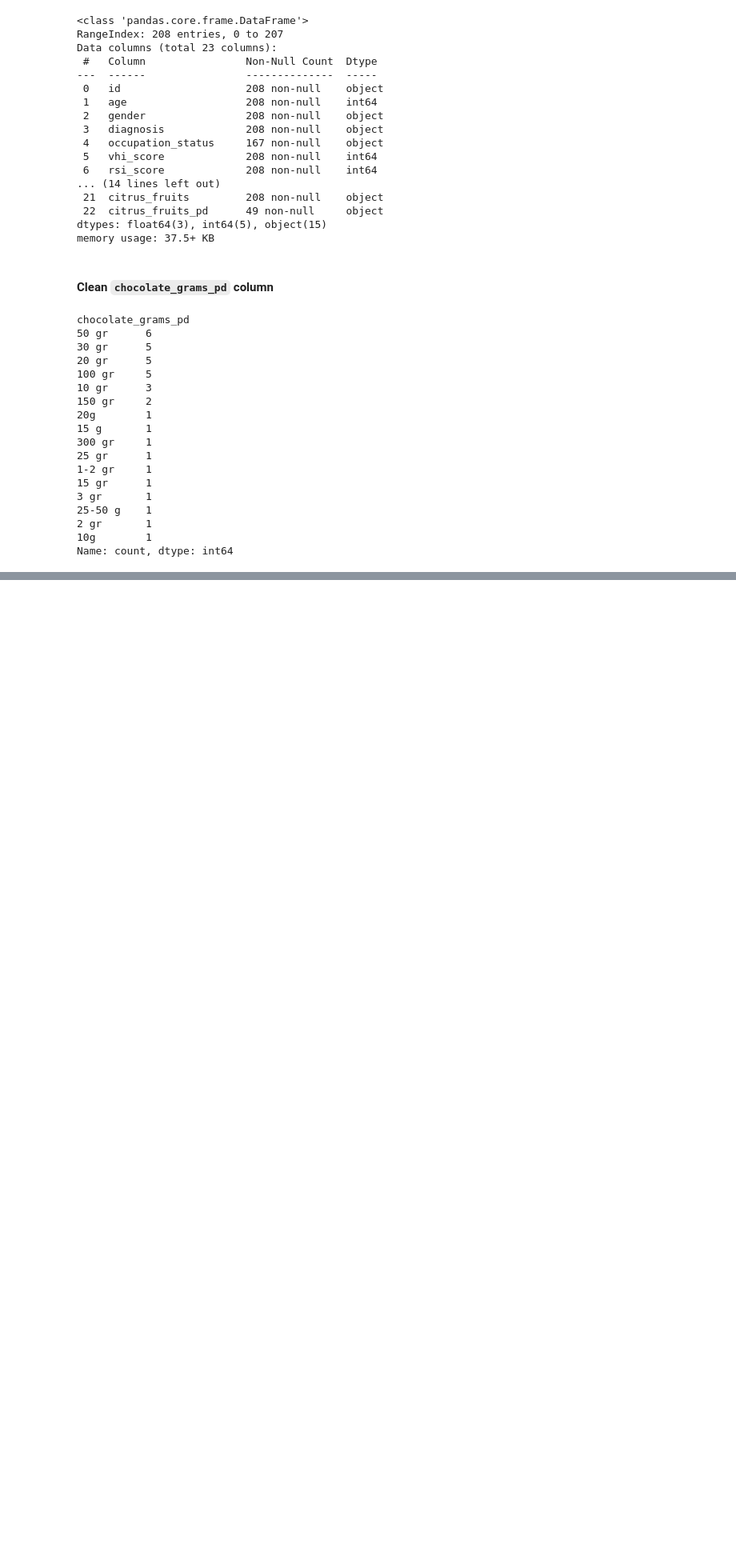
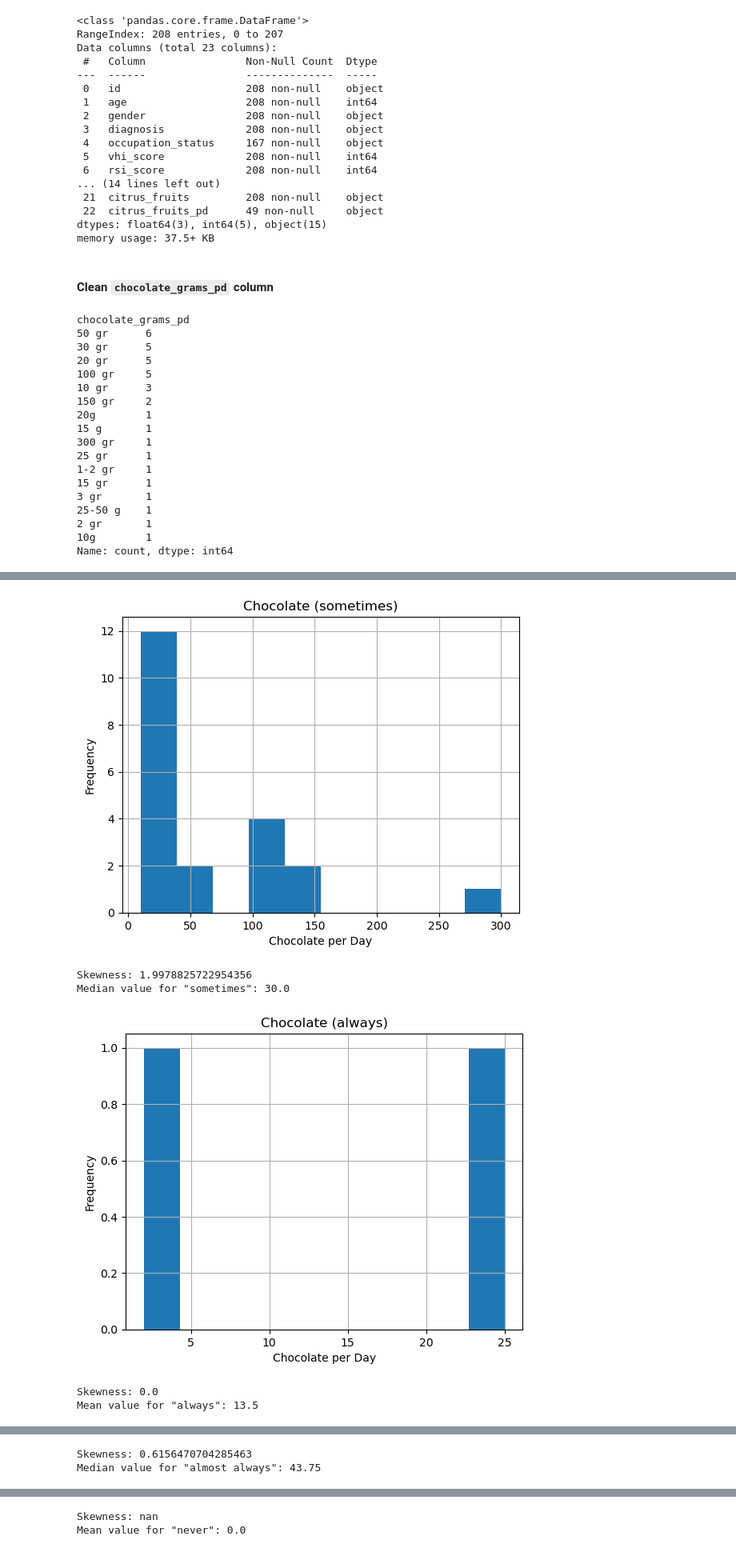
Before and after one commit to alyssahondrade/ml-perspectives-on-voice-disorder-diagnosis, a Jupyter notebook: 02_data_cleaning.ipynb, the cells around one changed output, grey strips where cells are left out. Shown at 80% size. Cells and saved outputs as stored; diff of their text form; code cells hidden in the pictures; blank space fills up the shorter version.

Commit message:
cleaned chocolate_grams_pd column

```diff
--- a/02_data_cleaning.ipynb
+++ b/02_data_cleaning.ipynb
@@ -1068,3 +1069,13 @@ nan     172
 37.5      1
 2         1
 Name: count, dtype: int64
+# %%
+# Check the NaN values
+choc_columns = ['chocolate', 'chocolate_grams_pd']
+
+# Convert None values to `nan
+clean_cat_df['chocolate_grams_pd'].replace({'None': 'nan'}, inplace=True)
+
+# Convert the null values to 'nan'
+clean_cat_df['chocolate_grams_pd'] = clean_cat_df['chocolate_grams_pd'].fillna('nan')
+clean_cat_df.loc[clean_cat_df['chocolate_grams_pd'] == 'nan', choc_columns].value_counts()
@@ -1070,0 +1090,14 @@ Name: count, dtype: int64
+# %%
+# Use the imputation_check() function
+imputation_check(
+    clean_cat_df,
+    'chocolate',
+    'chocolate_grams_pd'
+)
+# %% [output]
+[figure, added]
+Skewness: 1.9978825722954356
+Median value for "sometimes": 30.0
+[figure, added]
+Skewness: 0.0
+Mean value for "always": 13.5
@@ -1070,0 +1105,2 @@ Name: count, dtype: int64
+Skewness: 0.6156470704285463
+Median value for "almost always": 43.75
@@ -1070,0 +1108,2 @@ Name: count, dtype: int64
+Skewness: nan
+Mean value for "never": 0.0
```
Also changed, not shown: parts of 5 cells of this notebook.
